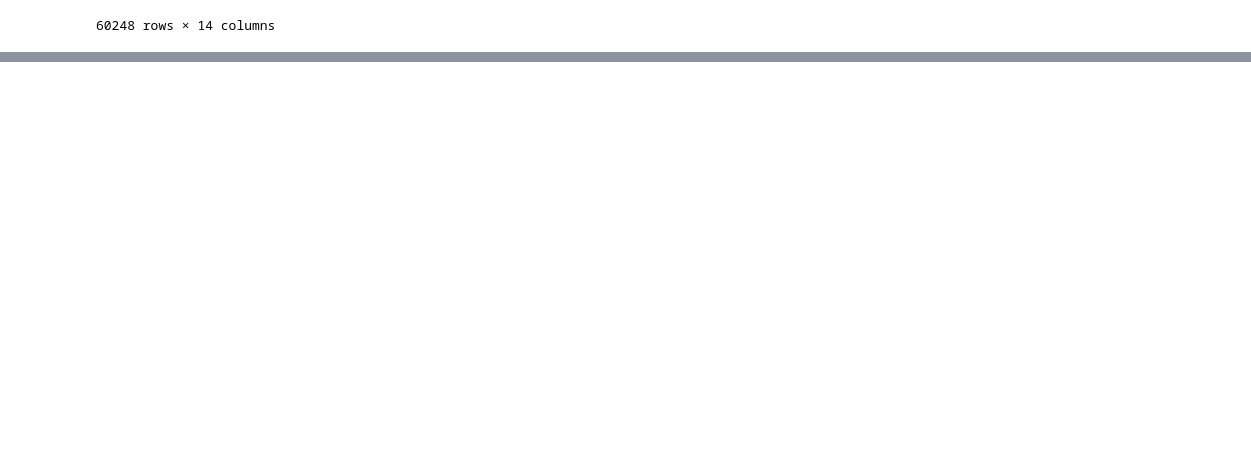
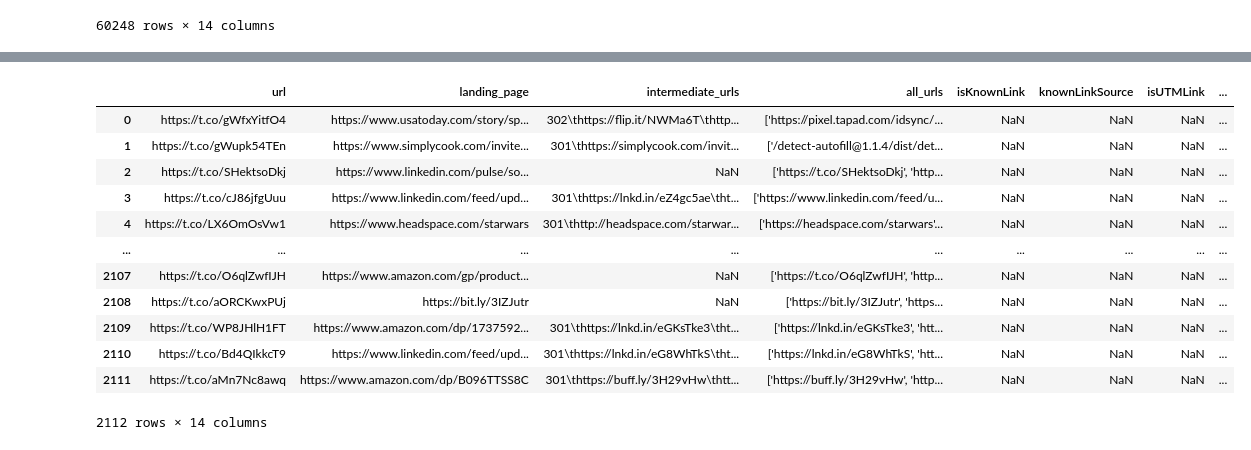
Before and after one commit to suniven/affiliate-link-identification, a Jupyter notebook: twitter_identification_v2.ipynb, the cells around one changed output, grey strips where cells are left out. Saved outputs shown, nothing was run; the diff lists cells and outputs as text; code cells hidden in the pictures; blank space fills up the shorter version.

```diff
--- a/twitter_identification_v2.ipynb
+++ b/twitter_identification_v2.ipynb
@@ -418,6 +424,12 @@ df
 | 60246 | https://t.co/yU2AKd71Vn | https://www.washington.edu/news/2... | 301\thttp://dlvr.it/STmpq8\thttps... | ['https://www.washington.edu/news... | NaN | NaN | ['https://www.washington.edu/news... | ... |
 | 60247 | https://t.co/f9UOQvCHX1 | https://www.ft.com/content/7968cb... | 301\thttp://dlvr.it/STj6XH\thttps... | ['http://dlvr.it/STj6XH', 'https:... | NaN | NaN | ['https://www.ft.com/content/7968... | ... |
 60248 rows × 14 columns
+# %%
+from tqdm import tqdm
+
+for i in tqdm(range(len(df))):
+    if df.loc[i, 'landing_page'] == df.loc[i, 'landing_page']:
+        df.loc[i, 'landing_page']=df.loc[i, 'landing_page'].strip()
 # %%
 from tqdm import tqdm
 
@@ -483,0 +498,2 @@ df
+# %%
+df=df[df['isKnownLink'].isna() & df['utm_source'].isna() & df['utm_medium'].isna() & (~df['isOffer'].isna())]
@@ -483,0 +516,18 @@ df
+# %%
+df=df.reset_index(drop=True)
+# %%
+df
+# %% [output]
+|  | url | landing_page | intermediate_urls | all_urls | isKnownLink | knownLinkSource | isUTMLink | ... |
+| 0 | https://t.co/gWfxYitfO4 | https://www.usatoday.com/story/sp... | 302\thttps://flip.it/NWMa6T\thttp... | ['https://pixel.tapad.com/idsync/... | NaN | NaN | NaN | ... |
+| 1 | https://t.co/gWupk54TEn | https://www.simplycook.com/invite... | 301\thttps://simplycook.com/invit... | ['/detect-autofill@1.1.4/dist/det... | NaN | NaN | NaN | ... |
+| 2 | https://t.co/SHektsoDkj | https://www.linkedin.com/pulse/so... | NaN | ['https://t.co/SHektsoDkj', 'http... | NaN | NaN | NaN | ... |
+| 3 | https://t.co/cJ86jfgUuu | https://www.linkedin.com/feed/upd... | 301\thttps://lnkd.in/eZ4gc5ae\tht... | ['https://www.linkedin.com/feed/u... | NaN | NaN | NaN | ... |
+| 4 | https://t.co/LX6OmOsVw1 | https://www.headspace.com/starwars | 301\thttp://headspace.com/starwar... | ['https://headspace.com/starwars'... | NaN | NaN | NaN | ... |
+| ... | ... | ... | ... | ... | ... | ... | ... | ... |
+| 2107 | https://t.co/O6qlZwfIJH | https://www.amazon.com/gp/product... | NaN | ['https://t.co/O6qlZwfIJH', 'http... | NaN | NaN | NaN | ... |
+| 2108 | https://t.co/aORCKwxPUj | https://bit.ly/3IZJutr | NaN | ['https://bit.ly/3IZJutr', 'https... | NaN | NaN | NaN | ... |
+| 2109 | https://t.co/WP8JHlH1FT | https://www.amazon.com/dp/1737592... | 301\thttps://lnkd.in/eGKsTke3\tht... | ['https://lnkd.in/eGKsTke3', 'htt... | NaN | NaN | NaN | ... |
+| 2110 | https://t.co/Bd4QIkkcT9 | https://www.linkedin.com/feed/upd... | 301\thttps://lnkd.in/eG8WhTkS\tht... | ['https://lnkd.in/eG8WhTkS', 'htt... | NaN | NaN | NaN | ... |
+| 2111 | https://t.co/aMn7Nc8awq | https://www.amazon.com/dp/B096TTSS8C | 301\thttps://buff.ly/3H29vHw\thtt... | ['https://buff.ly/3H29vHw', 'http... | NaN | NaN | NaN | ... |
+2112 rows × 14 columns
```
Also changed, not shown: parts of 22 cells of this notebook, 6 other files.
